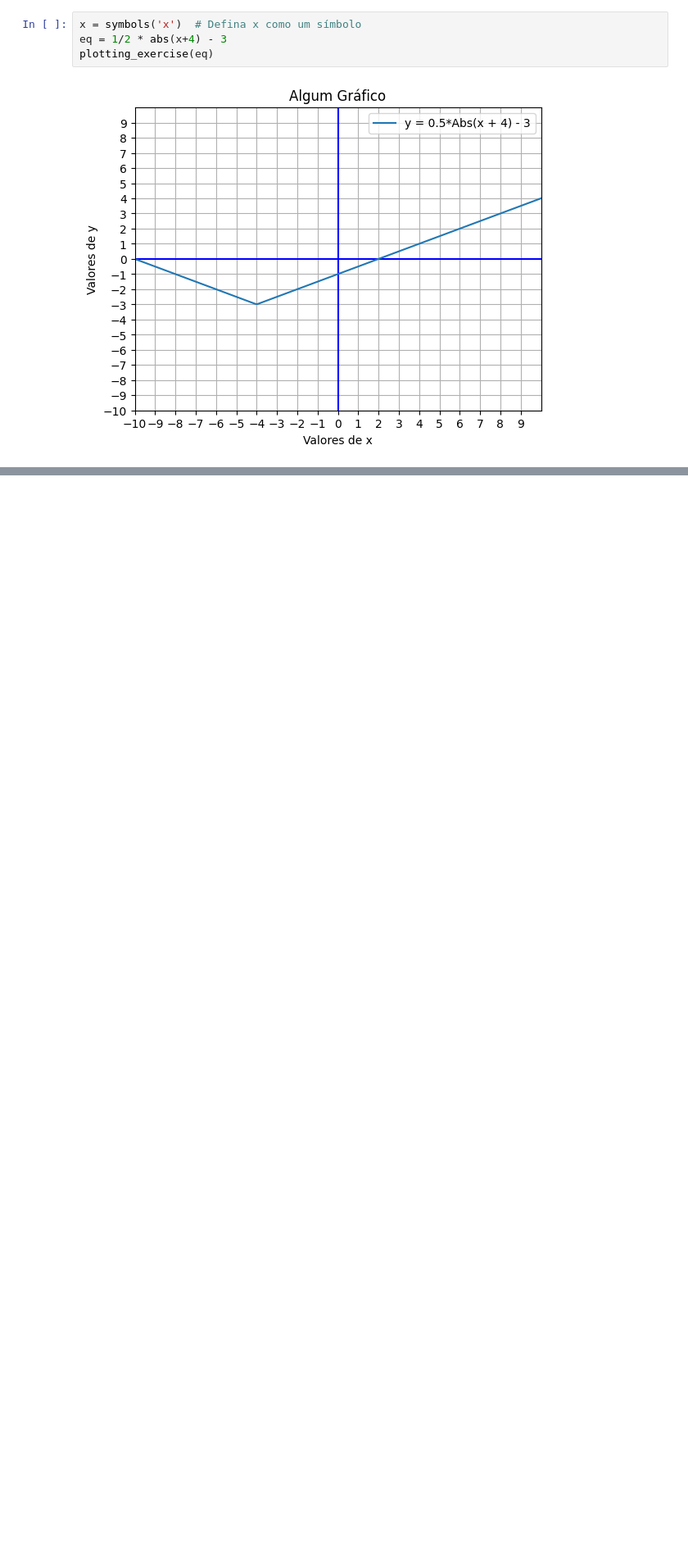
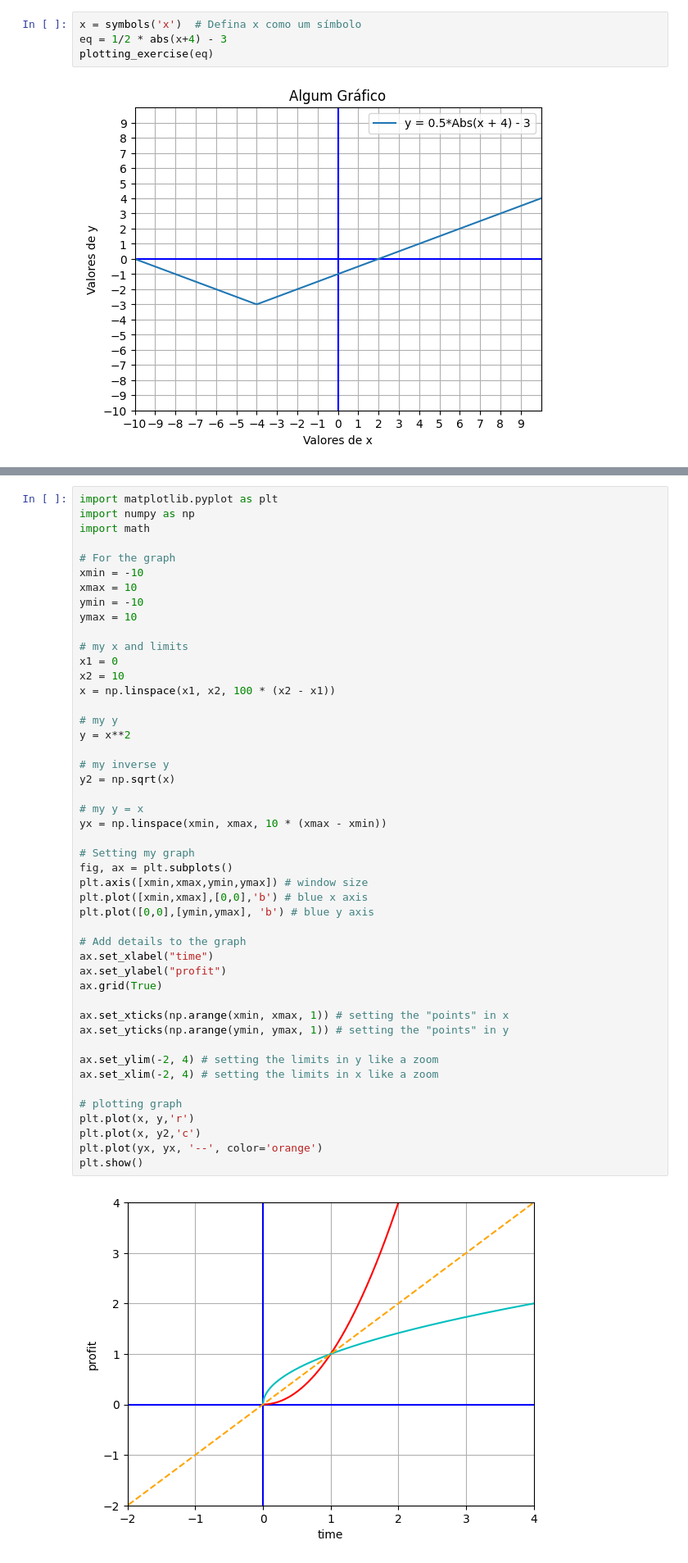
Before and after one commit to jayr0n/algebrawithpython, a Jupyter notebook: week9/exercises.ipynb, the cells around one changed output, grey strips where cells are left out. Shown at 82% size. Cells and saved outputs as stored; diff of their text form; blank space fills up the shorter version.

Commit message:
adding inverse function

```diff
--- a/week9/exercises.ipynb
+++ b/week9/exercises.ipynb
@@ -71,0 +124,49 @@ plotting_exercise(eq)
+# %%
+import matplotlib.pyplot as plt
+import numpy as np
+import math
+
+# For the graph
+xmin = -10
+xmax = 10
+ymin = -10
+ymax = 10
+
+# my x and limits
+x1 = 0
+x2 = 10
+x = np.linspace(x1, x2, 100 * (x2 - x1))
+
+# my y
+y = x**2
+
+# my inverse y
+y2 = np.sqrt(x)
+
+# my y = x
+yx = np.linspace(xmin, xmax, 10 * (xmax - xmin))
+
+# Setting my graph
+fig, ax = plt.subplots()
+plt.axis([xmin,xmax,ymin,ymax]) # window size
+plt.plot([xmin,xmax],[0,0],'b') # blue x axis
+plt.plot([0,0],[ymin,ymax], 'b') # blue y axis
+
+# Add details to the graph
+ax.set_xlabel("time")
+ax.set_ylabel("profit")
+ax.grid(True)
+
+ax.set_xticks(np.arange(xmin, xmax, 1)) # setting the "points" in x
+ax.set_yticks(np.arange(ymin, ymax, 1)) # setting the "points" in y
+
+ax.set_ylim(-2, 4) # setting the limits in y like a zoom
+ax.set_xlim(-2, 4) # setting the limits in x like a zoom
+
+# plotting graph
+plt.plot(x, y,'r')
+plt.plot(x, y2,'c')
+plt.plot(yx, yx, '--', color='orange')
+plt.show()
+# %% [output]
+[figure, added]
```
Also changed, not shown: parts of 2 cells of this notebook.
